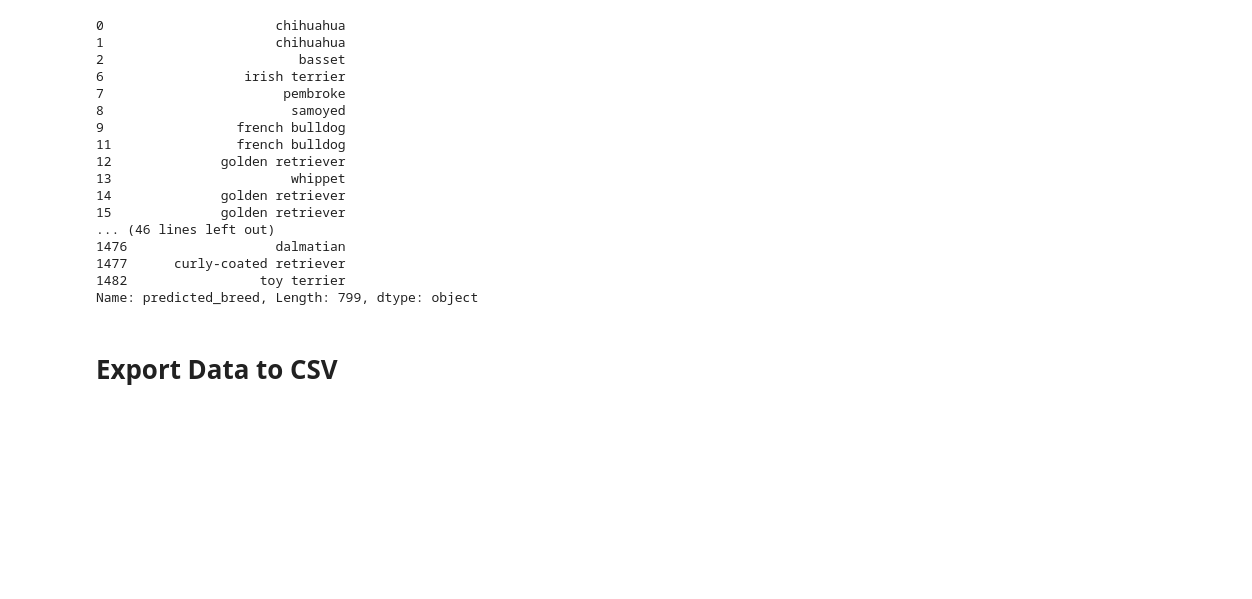
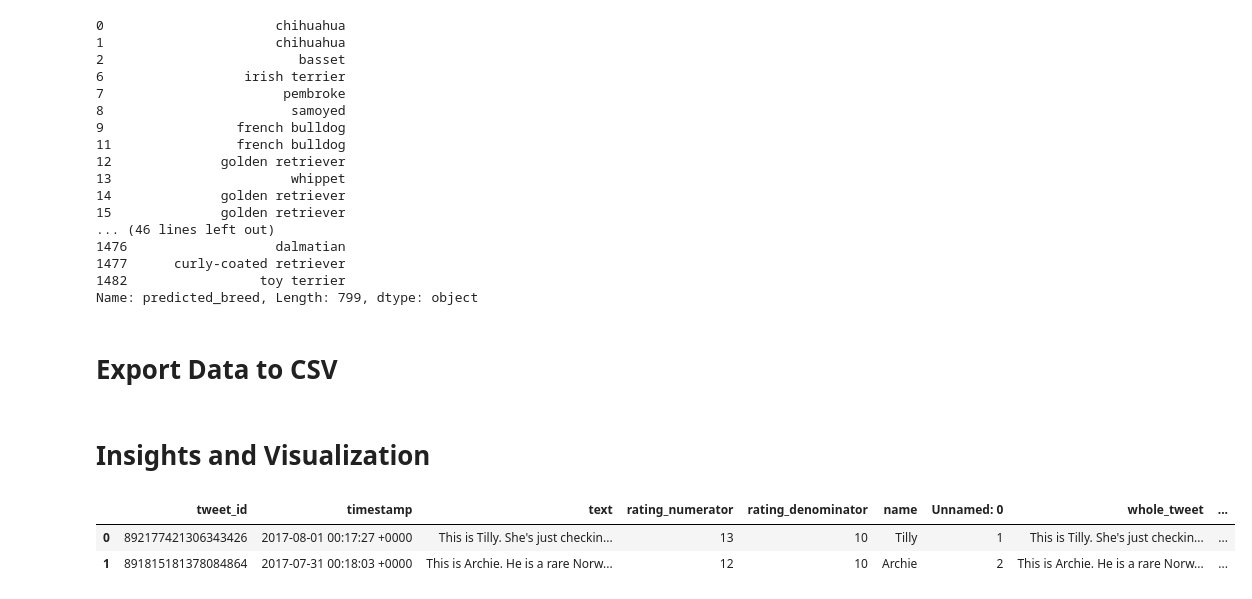
Before and after one commit to nagashrin/data_wrangling, a Jupyter notebook: wrangle_act_1.ipynb, the cells around one changed output. Cells and saved outputs as stored; diff of their text form; code cells hidden in the pictures; blank space fills up the shorter version.

```diff
--- a/wrangle_act_1.ipynb
+++ b/wrangle_act_1.ipynb
@@ -784,0 +784,2 @@ df_Clean.to_csv('data/wrangled_rate_dogs.csv')
+# %% [markdown]
+# Insights and Visualization
@@ -784,0 +789,6 @@ df_Clean.to_csv('data/wrangled_rate_dogs.csv')
+# %%
+df_master.head(2)
+# %% [output]
+|  | tweet_id | timestamp | text | rating_numerator | rating_denominator | name | Unnamed: 0 | whole_tweet | ... |
+| 0 | 892177421306343426 | 2017-08-01 00:17:27 +0000 | This is Tilly. She's just checkin... | 13 | 10 | Tilly | 1 | This is Tilly. She's just checkin... | ... |
+| 1 | 891815181378084864 | 2017-07-31 00:18:03 +0000 | This is Archie. He is a rare Norw... | 12 | 10 | Archie | 2 | This is Archie. He is a rare Norw... | ... |
```
Also changed, not shown: parts of 43 cells of this notebook.
